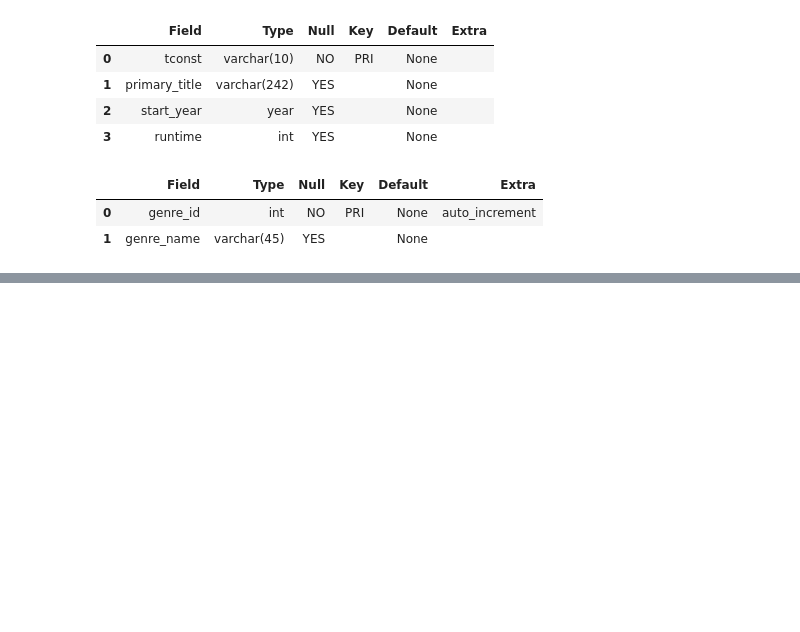
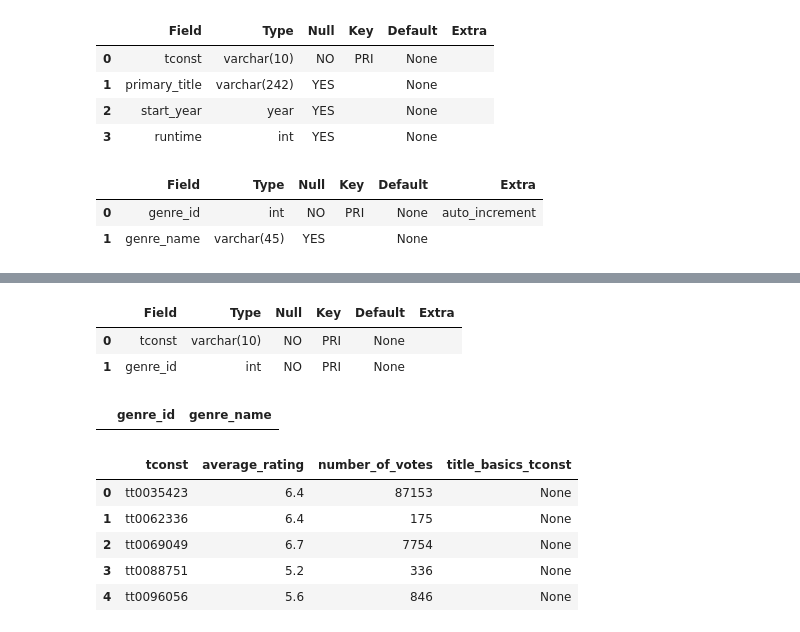
Before and after one commit to EhLeeOod/movie-project, a Jupyter notebook: part-2.ipynb, the cells around one changed output, grey strips where cells are left out. Cells and saved outputs as stored; diff of their text form; code cells hidden in the pictures; blank space fills up the shorter version.

```diff
--- a/part-2.ipynb
+++ b/part-2.ipynb
@@ -128,0 +225,38 @@ title_basics = pd.read_csv('Data/basics.csv')
+# %%
+# run DESCRIBE table to verify data types have not changed
+
+q = """
+    DESCRIBE title_basics_has_genres;
+    """
+pd.read_sql(q, conn)
+# %% [output]
+|  | Field | Type | Null | Key | Default | Extra |
+| 0 | tconst | varchar(10) | NO | PRI | None |  |
+| 1 | genre_id | int | NO | PRI | None |  |
+# %%
+# preview first 5 rows with SELECT
+
+q = """
+    SELECT *
+    FROM genres
+    LIMIT 5;
+    """
+pd.read_sql(q, conn)
+# %% [output]
+|  | genre_id | genre_name |
+# %%
+# preview first 5 rows with SELECT
+
+q = """
+    SELECT *
+    FROM ratings
+    LIMIT 5;
+    """
+pd.read_sql(q, conn)
+# %% [output]
+|  | tconst | average_rating | number_of_votes | title_basics_tconst |
+| 0 | tt0035423 | 6.4 | 87153 | None |
+| 1 | tt0062336 | 6.4 | 175 | None |
+| 2 | tt0069049 | 6.7 | 7754 | None |
+| 3 | tt0088751 | 5.2 | 336 | None |
+| 4 | tt0096056 | 5.6 | 846 | None |
```
Also changed, not shown: parts of 14 cells of this notebook, 2 other files.
